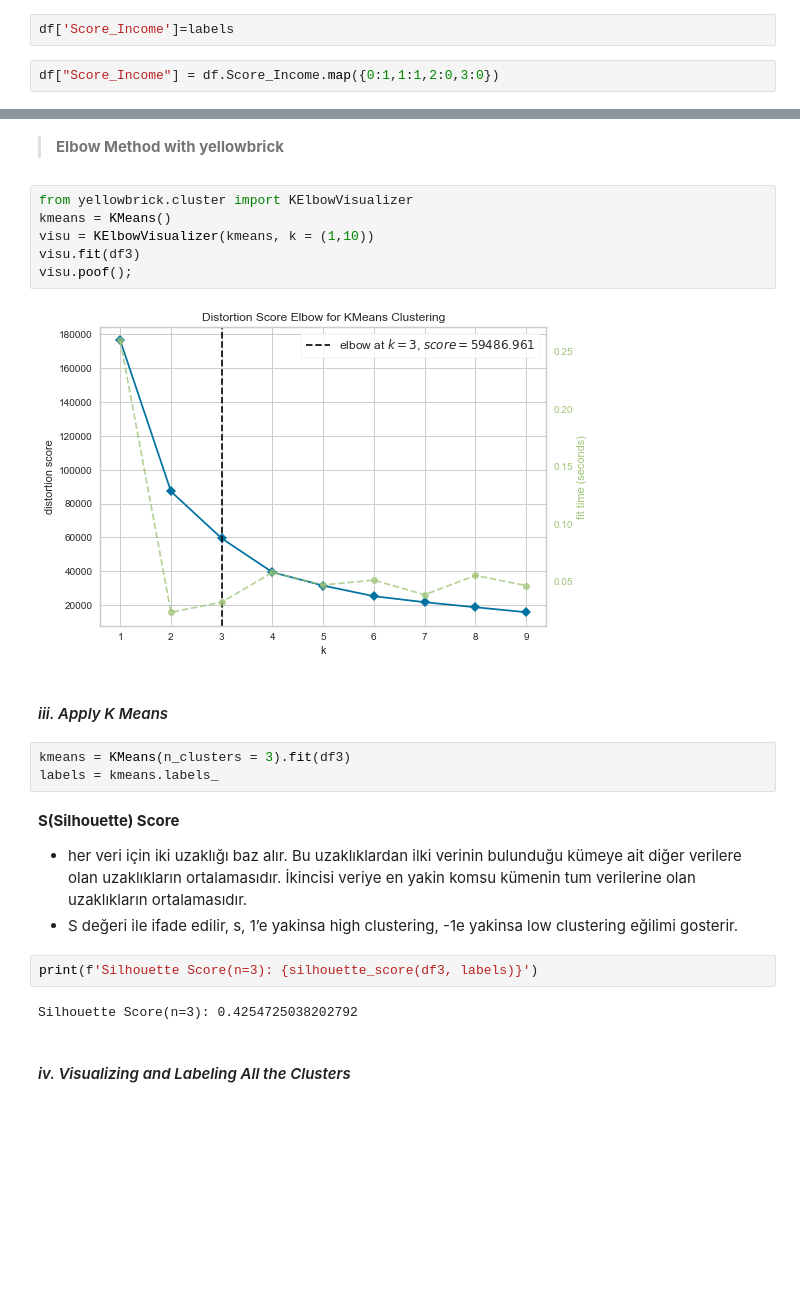
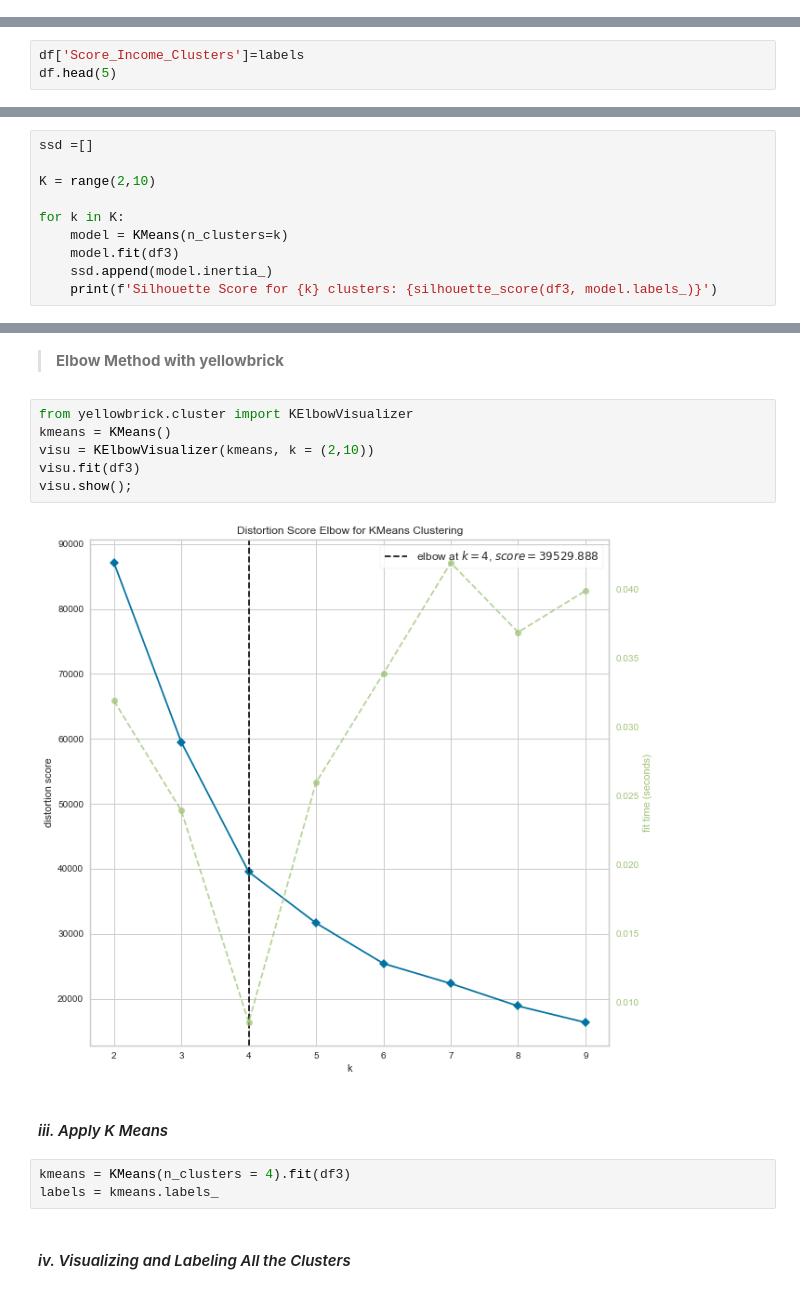
Before and after one commit to fidanfatih/Machine_Learning, a Jupyter notebook: Kmeans_Hierarchical_Clustering/Customers_Segmentation_(Mall_Customers.csv).ipynb, the cells around one changed output, grey strips where cells are left out. Drawn from its saved outputs; the diff is of its cells as text; blank space fills up the shorter version.

```diff
--- a/Kmeans_Hierarchical_Clustering/Customers_Segmentation_(Mall_Customers.csv).ipynb
+++ b/Kmeans_Hierarchical_Clustering/Customers_Segmentation_(Mall_Customers.csv).ipynb
@@ -425,4 +468,0 @@ plt.show()
-# %%
-df['Score_Income']=labels
-# %%
-df["Score_Income"] = df.Score_Income.map({0:1,1:1,2:0,3:0})
@@ -449,0 +469,3 @@ df.head(20)
+# %%
+df['Score_Income_Clusters']=labels
+df.head(5)
@@ -459,3 +489,13 @@ df3.head(2)
 | CustomerID |  |  |
 | 1 | 19 | 15 |
 | 2 | 21 | 15 |
+# %%
+ssd =[]
+
+K = range(2,10)
+
+for k in K:
+    model = KMeans(n_clusters=k)
+    model.fit(df3)
+    ssd.append(model.inertia_)
+    print(f'Silhouette Score for {k} clusters: {silhouette_score(df3, model.labels_)}')
@@ -480,24 +531,16 @@ plt.show()
 # %%
 from yellowbrick.cluster import KElbowVisualizer
 kmeans = KMeans()
-visu = KElbowVisualizer(kmeans, k = (1,10))
+visu = KElbowVisualizer(kmeans, k = (2,10))
 visu.fit(df3)
-visu.poof();
+visu.show();
 # %% [output]
-[figure, old version]
+[figure, new version]
 # %% [markdown]
 #### *iii. Apply K Means*
 # %%
-kmeans = KMeans(n_clusters = 3).fit(df3)
+kmeans = KMeans(n_clusters = 4).fit(df3)
 labels = kmeans.labels_
-# %% [markdown]
-**S(Silhouette) Score**
-* her veri için iki uzaklığı baz alır. Bu uzaklıklardan ilki verinin bulunduğu kümeye ait diğer verilere olan uzaklıkların ortalamasıdır. İkincisi veriye en yakin komsu kümenin tum verilerine olan uzaklıkların ortalamasıdır.
-* S değeri ile ifade edilir, s, 1’e yakinsa high clustering, -1e yakinsa low clustering eğilimi gosterir.
-# %%
-print(f'Silhouette Score(n=3): {silhouette_score(df3, labels)}')
-# %% [output]
-Silhouette Score(n=3): 0.4254725038202792
 # %% [markdown]
 #### *iv. Visualizing and Labeling All the Clusters*
 # %%
```
Also changed, not shown: parts of 76 cells of this notebook.
